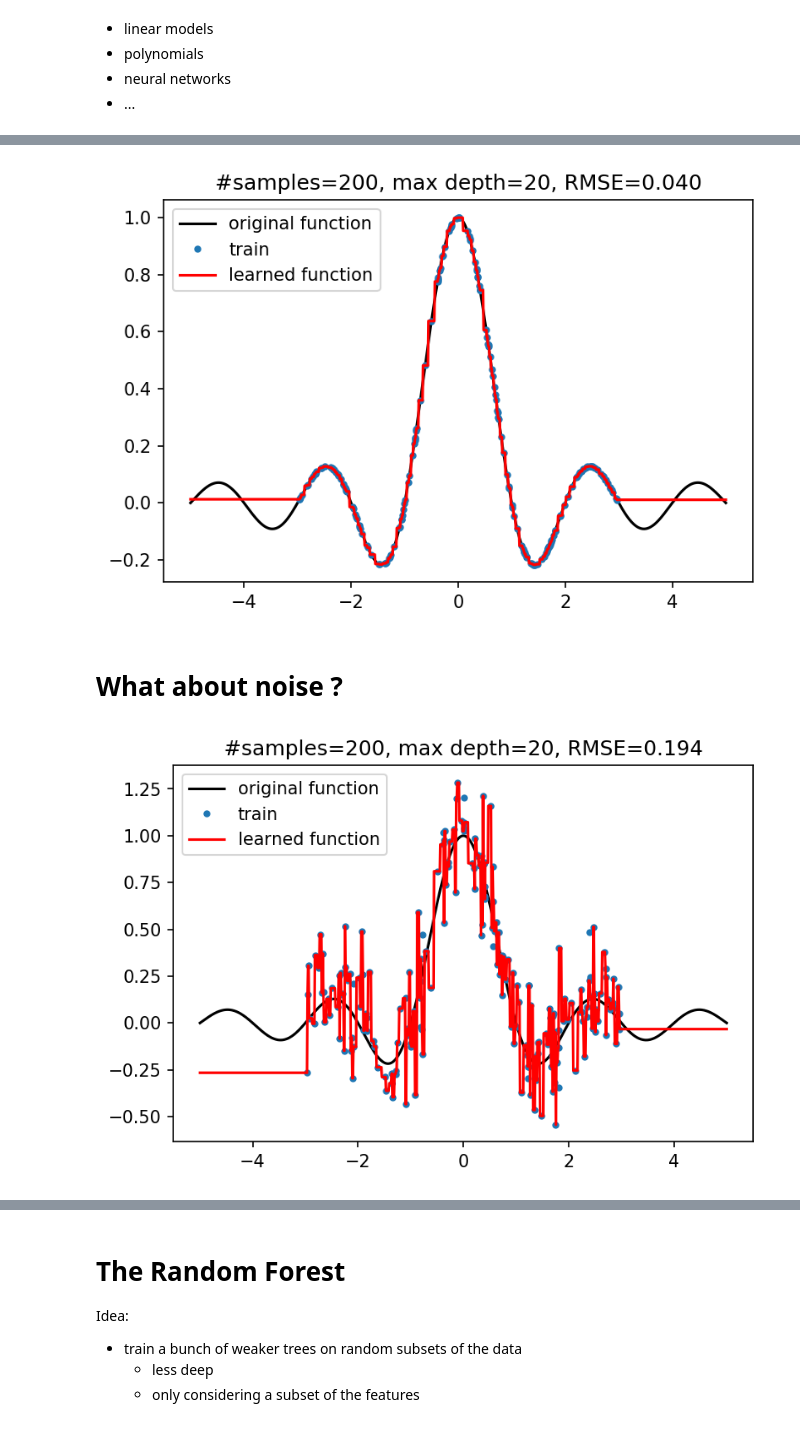
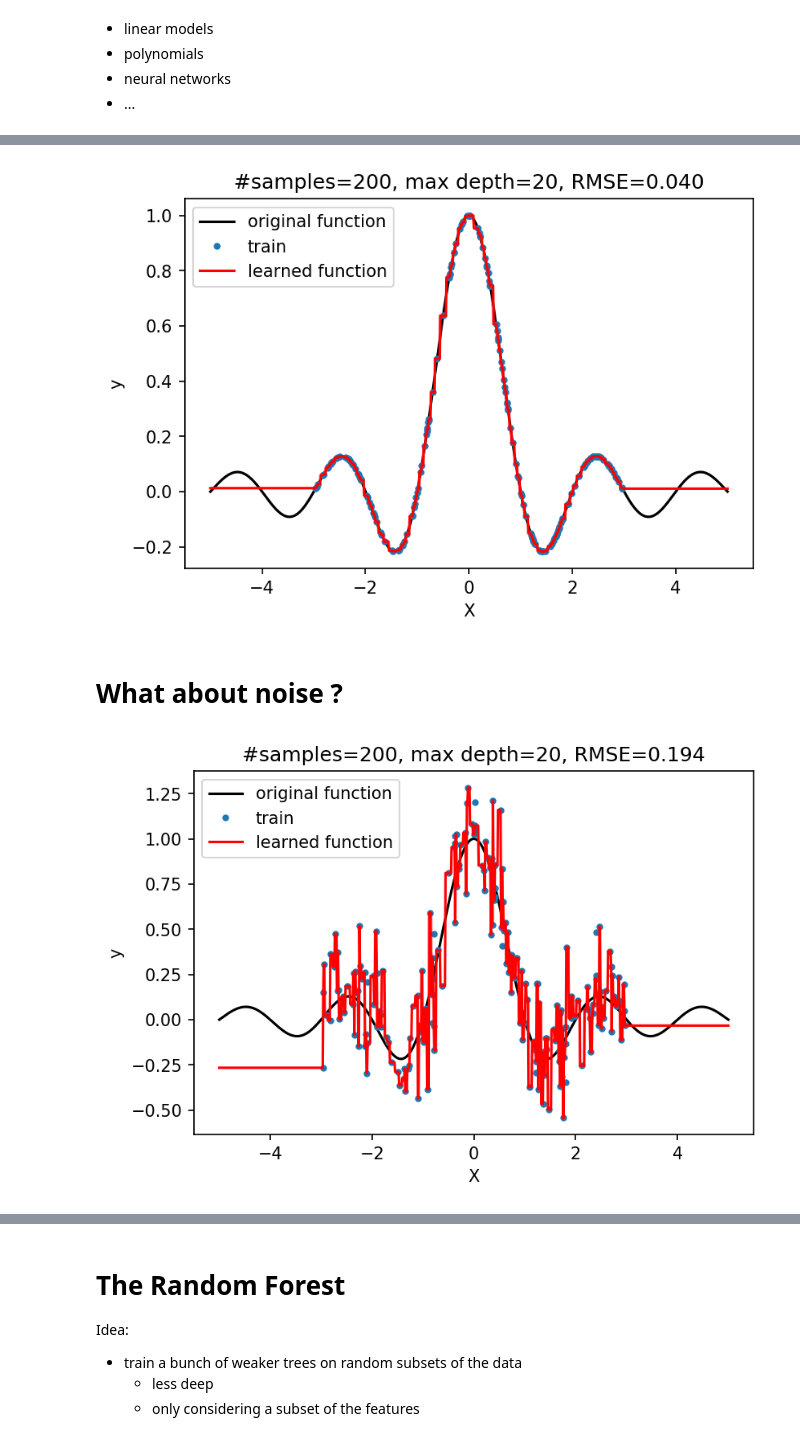
Before and after one commit to PierreGratier/AIISL, a Jupyter notebook: AIISL.ipynb, the cells around one changed output, grey strips where cells are left out. Drawn from its saved outputs; the diff is of its cells as text; code cells hidden in the pictures.

```diff
--- a/AIISL.ipynb
+++ b/AIISL.ipynb
@@ -52,0 +54,14 @@ Predict an output property knowning a set of input parameters
+# %%
+xtrain, ytrain, xtest, ytrue = create_trainset(linfunc, ntrain=200,ntest=1000,noise=2)
+pl.plot(xtest,ytrue,'k-',label="original function")
+pl.plot(xtrain,ytrain,'C0.',label='train')
+reg_eg = LinearRegression()
+reg_eg.fit(xtrain.reshape(-1,1), ytrain)
+pred = reg_eg.predict(xtest.reshape(-1,1))
+pl.plot(xtest,pred,'r-',label='learned function')
+rmse = np.sqrt(((ytrue-pred)**2).mean())
+pl.title("#samples={}, RMSE={:5.3f}".format(len(xtrain), rmse))
+pl.legend(loc='upper left')
+pl.xlabel("X")
+pl.ylabel("y")
+pl.show()
@@ -68,15 +85,23 @@ Predict an output property knowning a set of input parameters
 # %%
 from sklearn.tree import DecisionTreeRegressor
 from sklearn.ensemble import RandomForestRegressor
+from sklearn.linear_model import LinearRegression
+
+def linfunc(x):
+    return 2*x+3
+
 def nonlinfunc(x):
     return np.sinc(x)
 
-def create_trainset(ntrain=20,ntest=1000,noise=0.):
+print(nonlinfunc(2.6))
+
+def create_trainset(f, ntrain=20,ntest=1000,noise=0.,seed=1234):
+    np.random.seed(seed)
     xmin, xmax = -3, 3
     x_true = np.linspace(xmin-2,xmax+2,ntest)
     x_train = np.random.uniform(xmin, xmax, ntrain)
-    y_true = nonlinfunc(x_true)
-    y_train = nonlinfunc(x_train)
+    y_true = f(x_true)
+    y_train = f(x_train)
     y_train += np.random.normal(0,noise,ntrain)
     return x_train, y_train, x_true, y_true
 
@@ -90,4 +115,6 @@ def plot_depth(idepth, **kwargs):
     rmse = np.sqrt(((ytrue-pred)**2).mean())
     pl.title("#samples={}, max depth={}, RMSE={:5.3f}".format(len(xtrain),idepth, rmse))
     pl.legend(loc='upper left')
+    pl.xlabel("X")
+    pl.ylabel("y")
     pl.show()
@@ -130,15 +159,15 @@ plot_depth(7)
 # %%
 plot_depth(20)
 # %% [output]
-[figure, old version]
+[figure, new version]
 # %% [markdown]
 # What about noise ?
 # %%
 np.random.seed(1234)
-xtrain, ytrain, xtest, ytrue = create_trainset(ntrain=200, noise=0.2)
+xtrain, ytrain, xtest, ytrue = create_trainset(nonlinfunc,ntrain=200, noise=0.2)
 plot_depth(20)
 # %% [output]
-[figure, old version]
+[figure, new version]
 # %%
 plot_depth(10)
 # %% [output]
```
Also changed, not shown: parts of 34 cells of this notebook, 1 other file.
